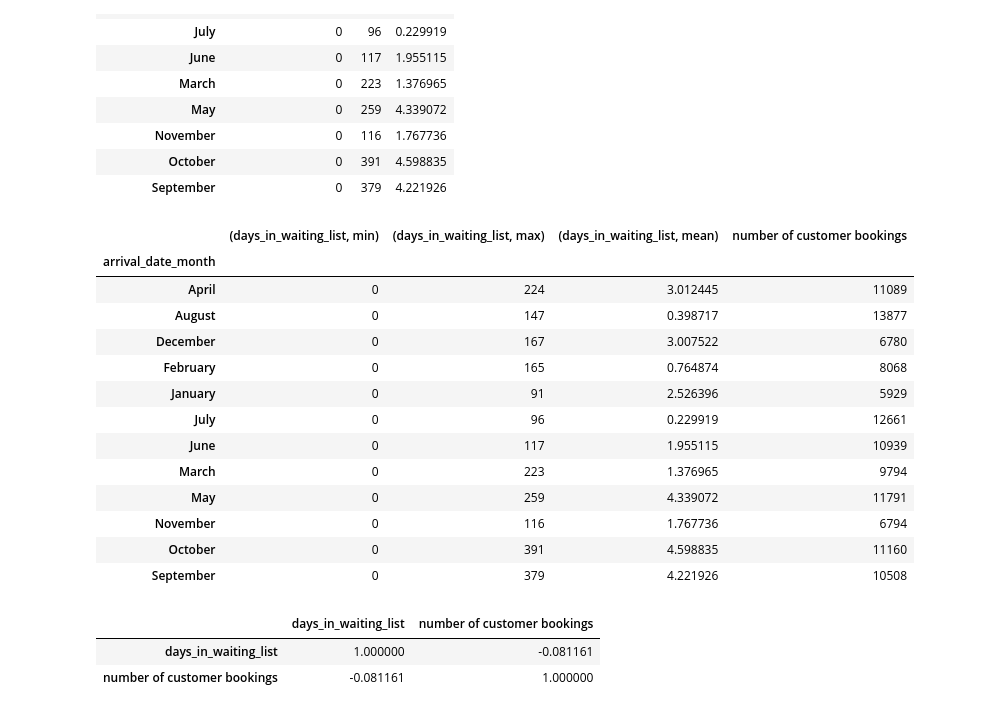
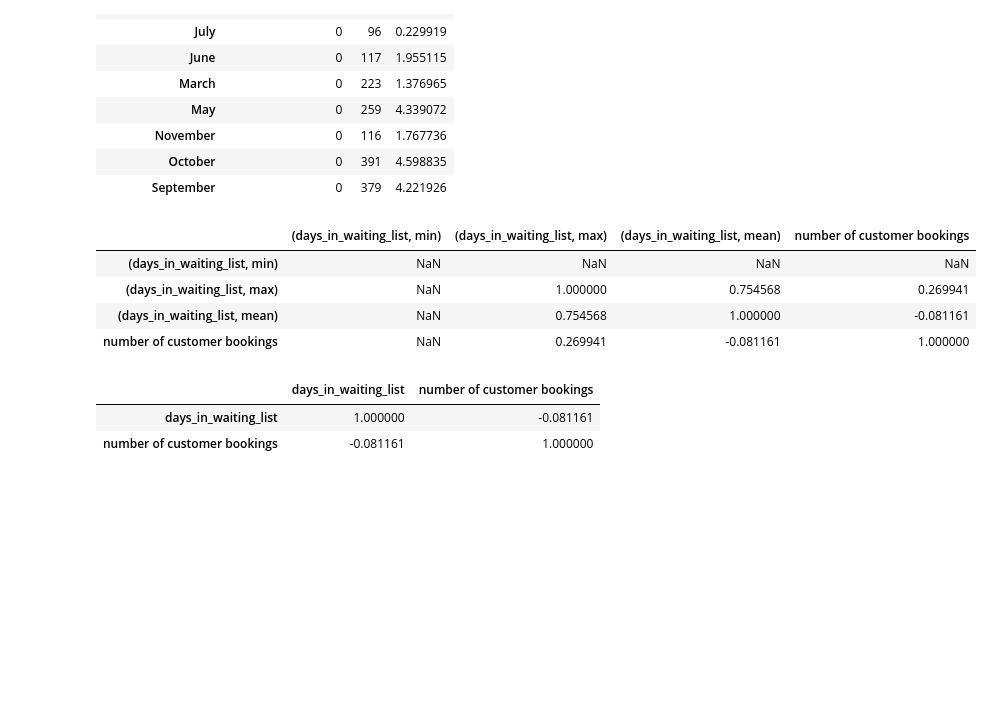
Before and after one commit to dkd99/hotel-booking-analysis, a Jupyter notebook: Hotel_Booking_Analysis_Capstone_Project.ipynb, the cells around one changed output. Drawn from its saved outputs; the diff is of its cells as text; code cells hidden in the pictures; blank space fills up the shorter version.

```diff
--- a/Hotel_Booking_Analysis_Capstone_Project.ipynb
+++ b/Hotel_Booking_Analysis_Capstone_Project.ipynb
@@ -678,22 +761,13 @@ waitingtime_df
 | October | 0 | 391 | 4.598835 |
 | September | 0 | 379 | 4.221926 |
 # %%
-pd.concat([waitingtime_df,df1],axis=1)
+pd.concat([waitingtime_df,df1],axis=1).corr()
 # %% [output]
 |  | (days_in_waiting_list, min) | (days_in_waiting_list, max) | (days_in_waiting_list, mean) | number of customer bookings |
-| arrival_date_month |  |  |  |  |
-| April | 0 | 224 | 3.012445 | 11089 |
-| August | 0 | 147 | 0.398717 | 13877 |
-| December | 0 | 167 | 3.007522 | 6780 |
-| February | 0 | 165 | 0.764874 | 8068 |
-| January | 0 | 91 | 2.526396 | 5929 |
-| July | 0 | 96 | 0.229919 | 12661 |
-| June | 0 | 117 | 1.955115 | 10939 |
-| March | 0 | 223 | 1.376965 | 9794 |
-| May | 0 | 259 | 4.339072 | 11791 |
-| November | 0 | 116 | 1.767736 | 6794 |
-| October | 0 | 391 | 4.598835 | 11160 |
-| September | 0 | 379 | 4.221926 | 10508 |
+| (days_in_waiting_list, min) | NaN | NaN | NaN | NaN |
+| (days_in_waiting_list, max) | NaN | 1.000000 | 0.754568 | 0.269941 |
+| (days_in_waiting_list, mean) | NaN | 0.754568 | 1.000000 | -0.081161 |
+| number of customer bookings | NaN | 0.269941 | -0.081161 | 1.000000 |
 # %%
 mean_waiting_days=hotel_df[['days_in_waiting_list','arrival_date_month']].groupby('arrival_date_month').aggregate({'days_in_waiting_list':'mean'})
 # %%
```
Also changed, not shown: parts of 24 cells of this notebook.
